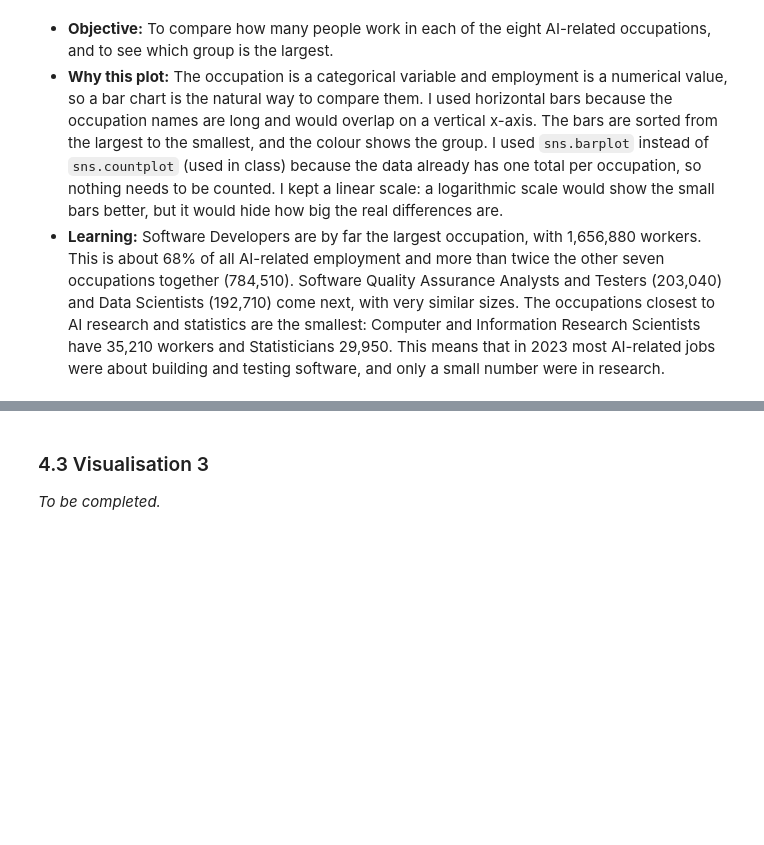
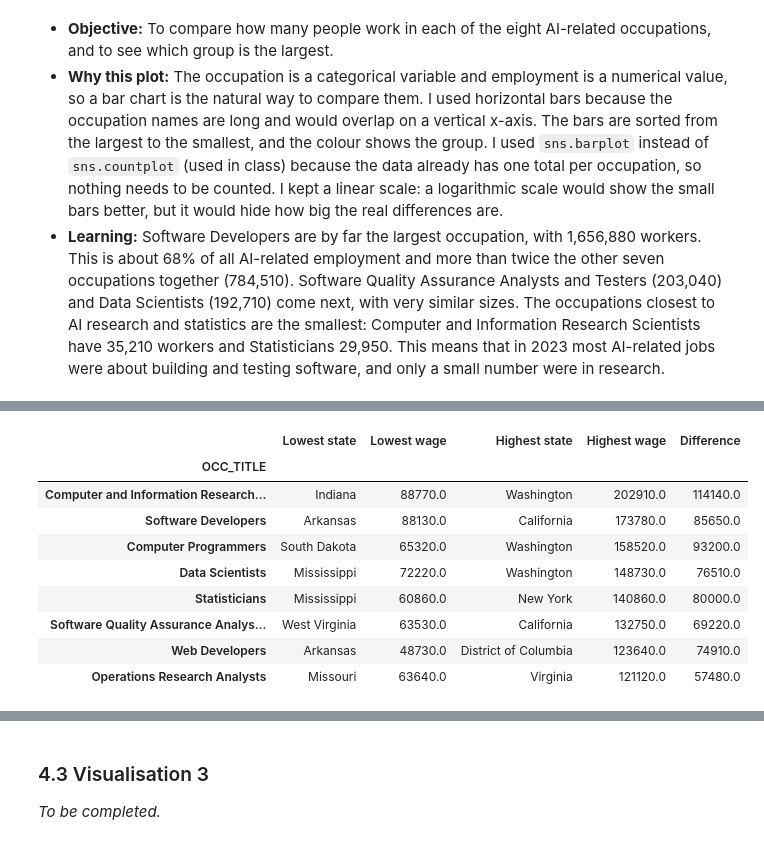
Before and after one commit to MatheusFerreiraL/dvc-ca1-ai-employment, a Jupyter notebook: dvc_ca1_ai_employment.ipynb, the cells around one changed output, grey strips where cells are left out. Cells and saved outputs as stored; diff of their text form; code cells hidden in the pictures; blank space fills up the shorter version.

```diff
--- a/dvc_ca1_ai_employment.ipynb
+++ b/dvc_ca1_ai_employment.ipynb
@@ -294,0 +330,27 @@ _To be completed._
+# %%
+# Rows with a published mean wage, from the lowest to the highest wage
+wage_known = ai_state.dropna(subset=["A_MEAN"]).sort_values("A_MEAN")
+
+# First row of each occupation = lowest state; last row = highest state
+lowest = wage_known.groupby("OCC_TITLE").first()
+highest = wage_known.groupby("OCC_TITLE").last()
+
+state_range = pd.DataFrame({
+    "Lowest state": lowest["AREA_TITLE"],
+    "Lowest wage": lowest["A_MEAN"],
+    "Highest state": highest["AREA_TITLE"],
+    "Highest wage": highest["A_MEAN"]
+})
+state_range["Difference"] = state_range["Highest wage"] - state_range["Lowest wage"]
+state_range.sort_values("Highest wage", ascending=False)
+# %% [output]
+|  | Lowest state | Lowest wage | Highest state | Highest wage | Difference |
+| OCC_TITLE |  |  |  |  |  |
+| Computer and Information Research... | Indiana | 88770.0 | Washington | 202910.0 | 114140.0 |
+| Software Developers | Arkansas | 88130.0 | California | 173780.0 | 85650.0 |
+| Computer Programmers | South Dakota | 65320.0 | Washington | 158520.0 | 93200.0 |
+| Data Scientists | Mississippi | 72220.0 | Washington | 148730.0 | 76510.0 |
+| Statisticians | Mississippi | 60860.0 | New York | 140860.0 | 80000.0 |
+| Software Quality Assurance Analys... | West Virginia | 63530.0 | California | 132750.0 | 69220.0 |
+| Web Developers | Arkansas | 48730.0 | District of Columbia | 123640.0 | 74910.0 |
+| Operations Research Analysts | Missouri | 63640.0 | Virginia | 121120.0 | 57480.0 |
```
Also changed, not shown: parts of 5 cells of this notebook.
